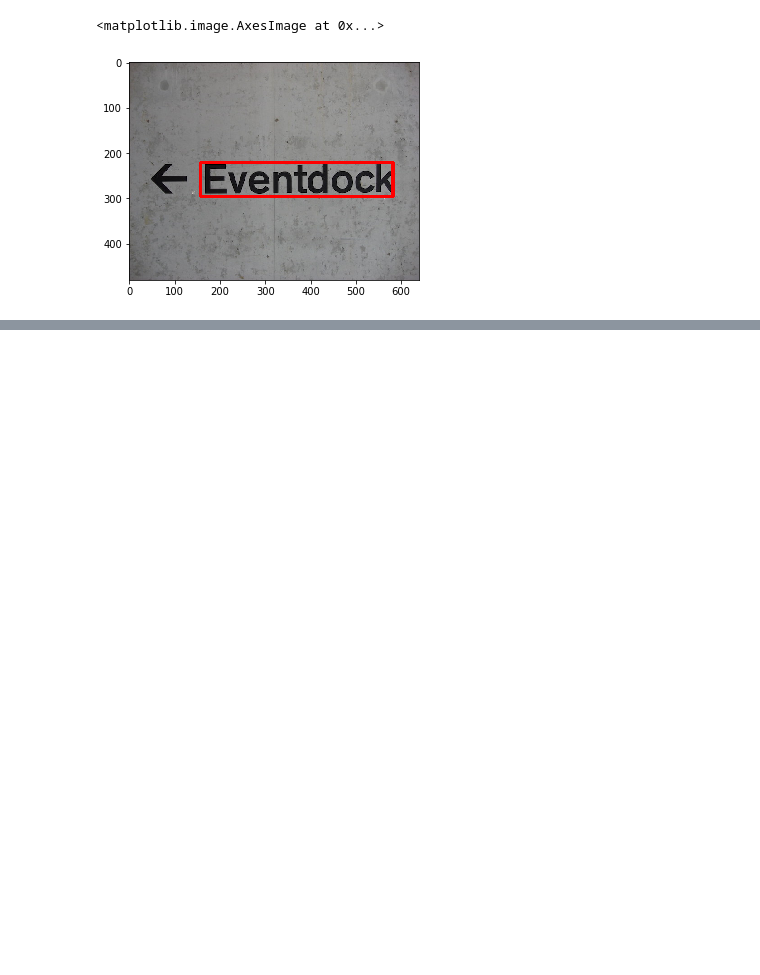
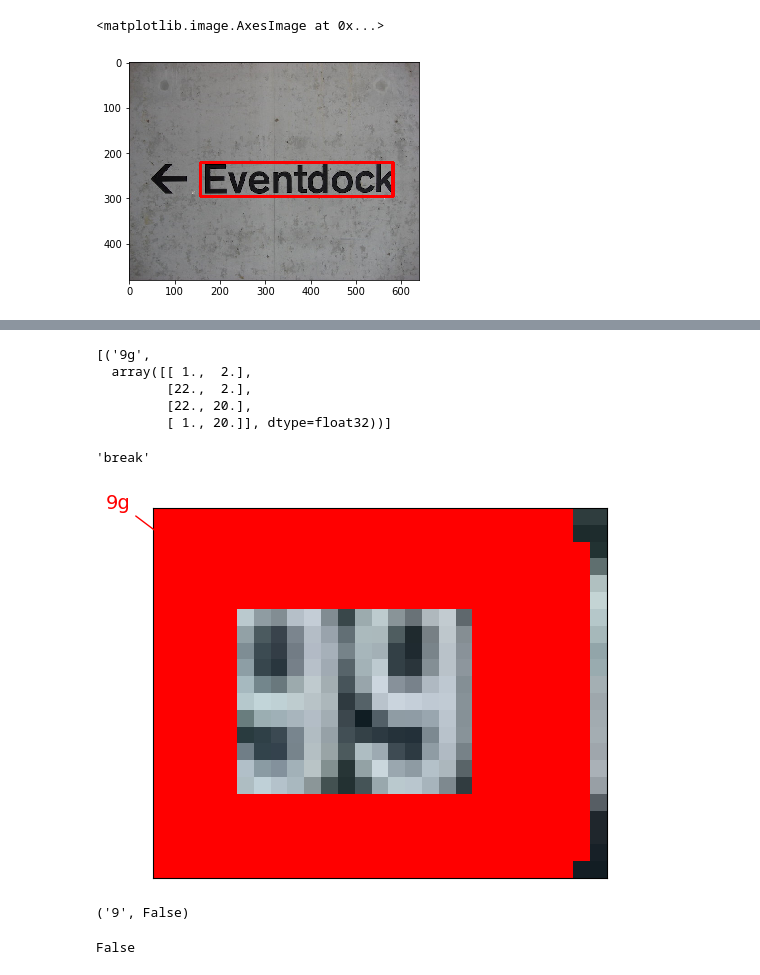
Before and after one commit to msommerfe/CAS_Applied_Data_Science, a Jupyter notebook: keras_ocr_synthetic_training_public.ipynb, the cells around one changed output, grey strips where cells are left out. Drawn from its saved outputs; the diff is of its cells as text; code cells hidden in the pictures; blank space fills up the shorter version.

```diff
--- a/keras_ocr_synthetic_training_public.ipynb
+++ b/keras_ocr_synthetic_training_public.ipynb
@@ -336,0 +374,21 @@ plt.imshow(drawn)
+# %%
+import cv2
+import os
+
+def load_images_from_folder(folder):
+    images = []
+    for filename in os.listdir(folder):
+        img = cv2.imread(os.path.join(folder,filename))
+        if img is not None:
+            images.append(img)
+    return images
+
+cropImgFolder = '/content/drive/MyDrive/development/datasets/Crop_Pics/'
+
+croppedImages = load_images_from_folder(cropImgFolder)
+# %%
+import keras_ocr
+
+# keras-ocr will automatically download pretrained
+# weights for the detector and recognizer.
+pipeline = keras_ocr.pipeline.Pipeline()
@@ -336,0 +458,23 @@ plt.imshow(drawn)
+# %%
+import re
+def getKerasOcrEVN(imgObject, print = False):
+
+  ocrResult = pipeline.recognize([imgObject])
+  #DEBUG:
+  display(ocrResult[0])
+  ocrResultText = sortKerasResults(ocrResult[0])
+
+  if print:
+    keras_ocr.tools.drawAnnotations(imgObject, ocrResult[0])
+    plt.show()
+
+
+  #DEBUG: print(ocrResultText)
+  returnEVN = re.sub('\D','',str(ocrResultText))
+
+  #DEBUG: print(returnEVN)
+  return (returnEVN, isEVNValid(returnEVN))
+
+#DEBUG:
+print(getKerasOcrEVN(croppedImages[1], print = True))
+# %% [output]
@@ -336,0 +484,18 @@ plt.imshow(drawn)
+[('9g',
+  array([[ 1.,  2.],
+         [22.,  2.],
+         [22., 20.],
+         [ 1., 20.]], dtype=float32))]
+'break'
+[figure, added]
+('9', False)
+# %%
+def isEVNValid(evn):
+  if len(evn) != 12:
+    return False
+  else:
+    return True
+
+print(isEVNValid("12345678901"))
+# %% [output]
+False
```
Also changed, not shown: parts of 13 cells of this notebook.
